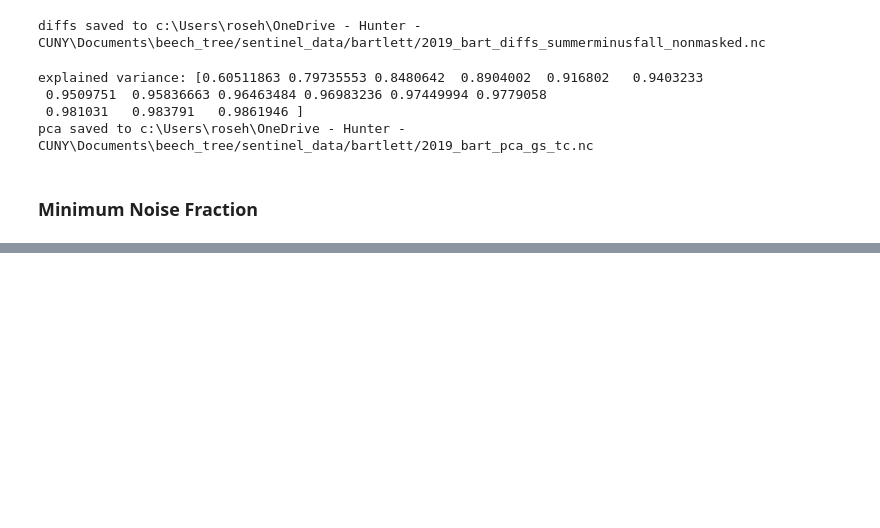
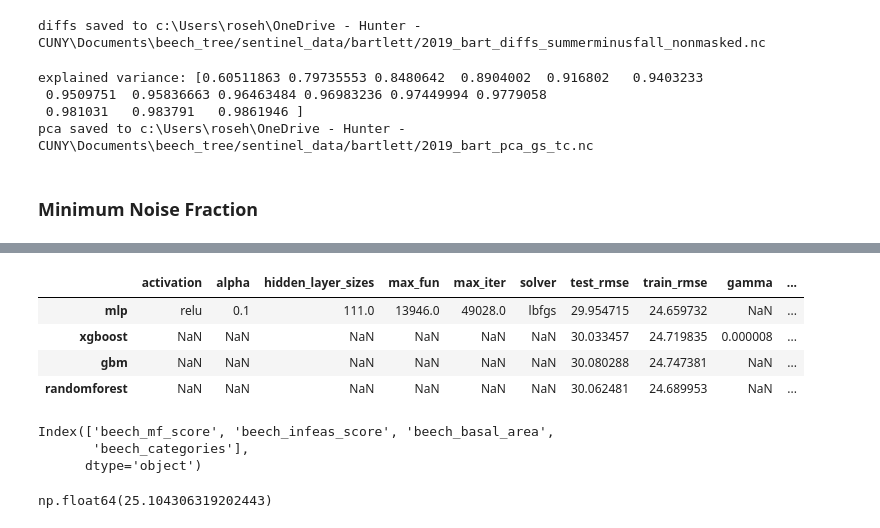
Before and after one commit to rosehanuy/beech-catskills, a Jupyter notebook: data_stack.ipynb, the cells around one changed output, grey strips where cells are left out. Drawn from its saved outputs; the diff is of its cells as text; code cells hidden in the pictures; blank space fills up the shorter version.

Commit message:
regression models

```diff
--- a/data_stack.ipynb
+++ b/data_stack.ipynb
@@ -958,3 +986,3 @@ roi1.make_mnf_input(v1='gs',v2='tc',month=['month2'],diff_desc='summerminusfall'
 #ssf_tc_mnf_input = roi1.make_mnf_input(v1='ssf',v2='tc',month='month2',diffs=True,diff_num=0)
 # %%
-m1 = create_mnf_image(roi1,n1=0,n2=28,reg=True)
+bart_mnf = create_mnf_image(bart_data,n1=0,n2=28,reg=True)
@@ -965,3 +989,3 @@ m1.plot_mnf_variance()
 # %%
-m2 = mixture_tuned_matched_filter(m1,SNR=19,mean=False,array_num=0,target_species='spruce')
+bart_mtmf = mixture_tuned_matched_filter(bart_mnf,SNR=28,mean=True,array_num=0,target_species='beech')
 # %% [output]
@@ -1044,0 +1029,2 @@ g.legend(labels=['0% beech','b','c','d','e','f'])
+# %%
+beech_df = make_training_df([bart_mtmf])
@@ -1044,0 +1074,47 @@ g.legend(labels=['0% beech','b','c','d','e','f'])
+# %%
+reg_param_grids = {
+    "mlp":          {
+                    'hidden_layer_sizes': Integer(100,200),
+                    'activation':Categorical(['relu']),
+                    'solver':Categorical(['lbfgs']), # lbfgs more suited to smaller datasets
+                    'alpha': Real(0.0001,0.1,'log-uniform'),
+                    'max_iter':Integer(10000,50000),
+                    'max_fun':Integer(10000,15000)
+                    },
+
+    "randomforest": {"n_estimators": Integer(100,200),
+                     "min_samples_split": Integer(20,50),
+                     'min_samples_leaf': Integer(20,50),
+                     'ccp_alpha':Real(1e-6,0.1,'log-uniform')},
+
+    "xgboost":      {'max_depth': Integer(1,5),
+                    'learning_rate':Real(1e-6,0.1,'log-uniform'),
+                    'gamma': Real(1e-6,0.1, 'log-uniform'),  # minimum loss reduction required to make another split (gain)
+                    'reg_lambda': Real(1e-6,0.2,'log-uniform'), # L2 regularization of weights
+                    'n_estimators':Integer(50,200)
+                    #'early_stopping_rounds':[10]
+                    },
+
+    'gbm':          {'learning_rate':Real(0.3,1.0,'log-uniform'),  # factor by which to shrink the contribution of each tree
+                    'n_estimators':Integer(500,2000),
+                    'max_depth': Integer(1,10),
+                    'n_iter_no_change': Integer(1,30),
+                    'validation_fraction':Real(0.01,0.1,'log-uniform'),
+                    'ccp_alpha':Real(0.01,1.0,'log-uniform')}  # stops pruning when a tree's minimimal cost-complexity is greater than ccp_alpha
+}
+
+result_round3 = tune_regression_models(df=beech_df,target_species='beech',param_grids=reg_param_grids)
+# %%
+result_round3
+# %% [output]
+|  | activation | alpha | hidden_layer_sizes | max_fun | max_iter | solver | test_rmse | train_rmse | gamma | ... |
+| mlp | relu | 0.1 | 111.0 | 13946.0 | 49028.0 | lbfgs | 29.954715 | 24.659732 | NaN | ... |
+| xgboost | NaN | NaN | NaN | NaN | NaN | NaN | 30.033457 | 24.719835 | 0.000008 | ... |
+| gbm | NaN | NaN | NaN | NaN | NaN | NaN | 30.080288 | 24.747381 | NaN | ... |
+| randomforest | NaN | NaN | NaN | NaN | NaN | NaN | 30.062481 | 24.689953 | NaN | ... |
+# %%
+df.columns
+# %% [output]
+Index(['beech_mf_score', 'beech_infeas_score', 'beech_basal_area',
+       'beech_categories'],
+      dtype='object')
@@ -1044,0 +1149,6 @@ g.legend(labels=['0% beech','b','c','d','e','f'])
+# %%
+y_pred = regr.predict(X_test)
+#confusion_matrix(y_true=y_test,y_pred=y_pred)
+root_mean_squared_error(y_test,y_pred)
+# %% [output]
+np.float64(25.104306319202443)
```
Also changed, not shown: parts of 27 cells of this notebook, 2 other files.
